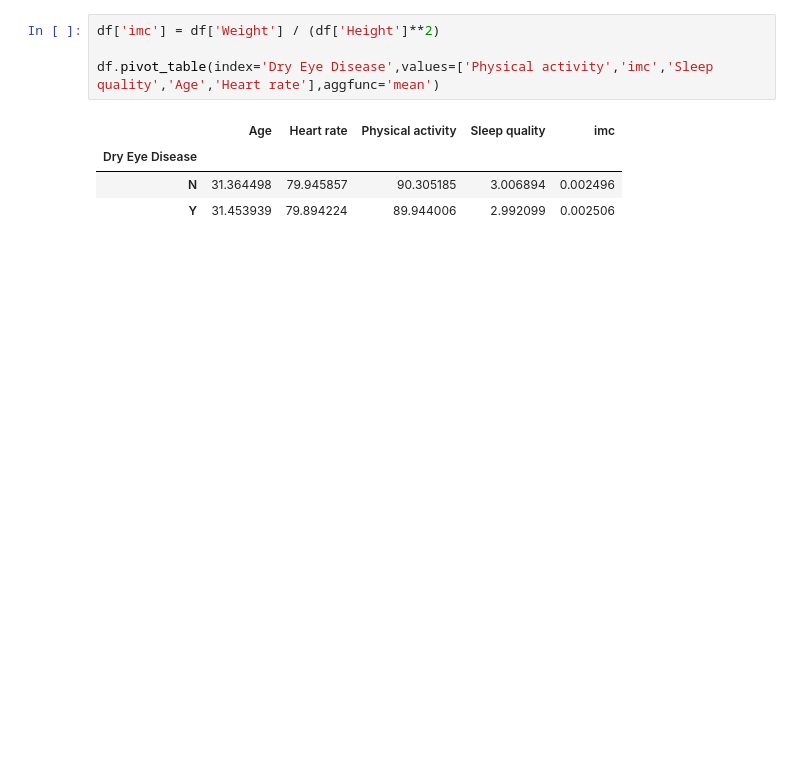
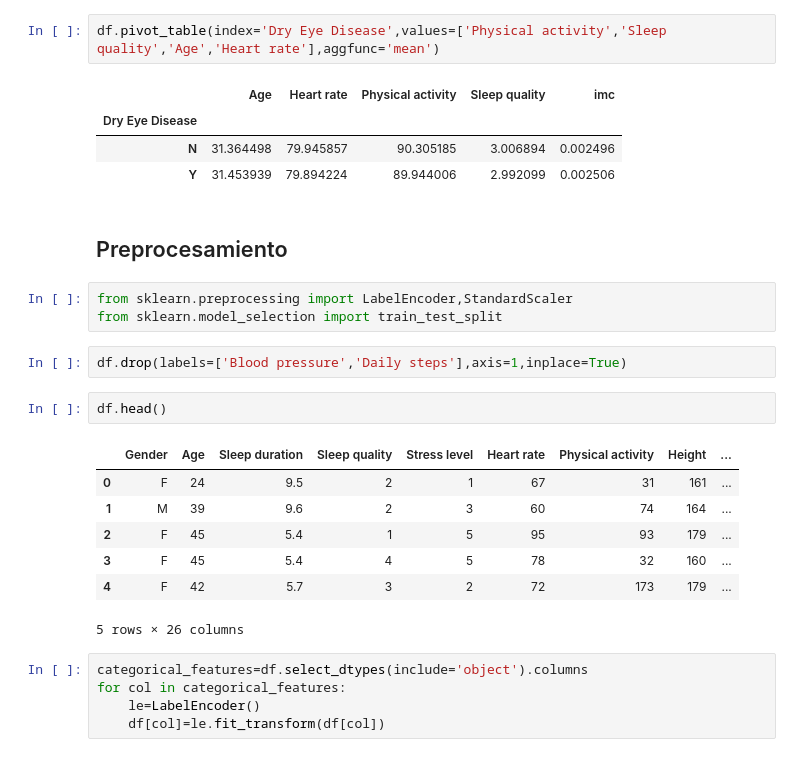
Before and after one commit to Jonkkeyler333/Deteccion_sindrome_ojo_seco, a Jupyter notebook: main.ipynb, the cells around one changed output. Saved outputs shown, nothing was run; the diff lists cells and outputs as text; blank space fills up the shorter version.

```diff
--- a/main.ipynb
+++ b/main.ipynb
@@ -353,11 +325,31 @@ plt.show()
 # %% [output]
 [figure]
 # %%
-df['imc'] = df['Weight'] / (df['Height']**2)
-
-df.pivot_table(index='Dry Eye Disease',values=['Physical activity','imc','Sleep quality','Age','Heart rate'],aggfunc='mean')
+df.pivot_table(index='Dry Eye Disease',values=['Physical activity','Sleep quality','Age','Heart rate'],aggfunc='mean')
 # %% [output]
 |  | Age | Heart rate | Physical activity | Sleep quality | imc |
 | Dry Eye Disease |  |  |  |  |  |
 | N | 31.364498 | 79.945857 | 90.305185 | 3.006894 | 0.002496 |
 | Y | 31.453939 | 79.894224 | 89.944006 | 2.992099 | 0.002506 |
+# %% [markdown]
+## Preprocesamiento
+# %%
+from sklearn.preprocessing import LabelEncoder,StandardScaler
+from sklearn.model_selection import train_test_split
+# %%
+df.drop(labels=['Blood pressure','Daily steps'],axis=1,inplace=True)
+# %%
+df.head()
+# %% [output]
+|  | Gender | Age | Sleep duration | Sleep quality | Stress level | Heart rate | Physical activity | Height | ... |
+| 0 | F | 24 | 9.5 | 2 | 1 | 67 | 31 | 161 | ... |
+| 1 | M | 39 | 9.6 | 2 | 3 | 60 | 74 | 164 | ... |
+| 2 | F | 45 | 5.4 | 1 | 5 | 95 | 93 | 179 | ... |
+| 3 | F | 45 | 5.4 | 4 | 5 | 78 | 32 | 160 | ... |
+| 4 | F | 42 | 5.7 | 3 | 2 | 72 | 173 | 179 | ... |
+5 rows × 26 columns
+# %%
+categorical_features=df.select_dtypes(include='object').columns
+for col in categorical_features:
+    le=LabelEncoder()
+    df[col]=le.fit_transform(df[col])
```
Also changed, not shown: parts of 42 cells of this notebook.
